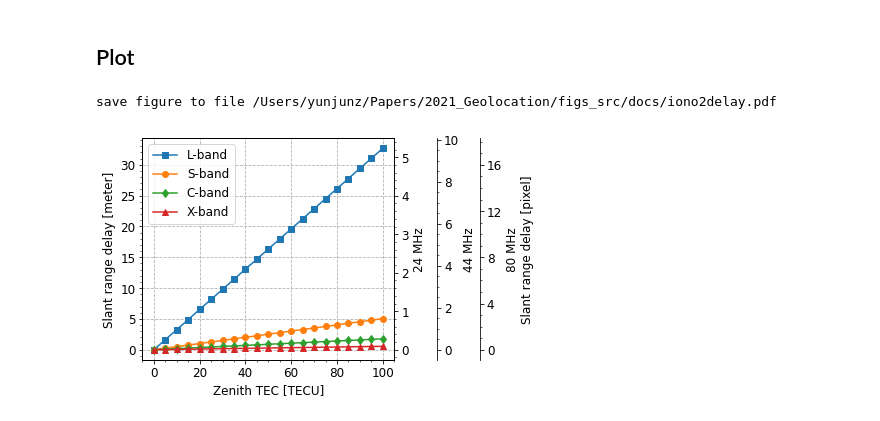
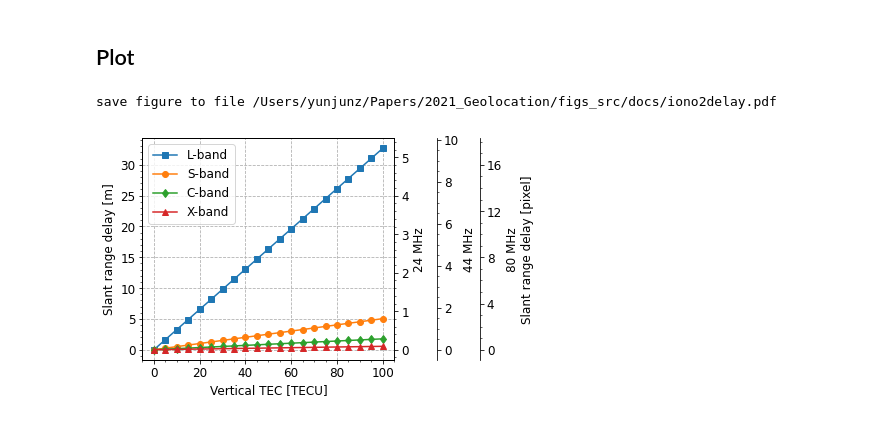
Before and after one commit to yunjunz/2022-Geolocation, a Jupyter notebook: Fig_iono2delay.ipynb, the cells around one changed output. Saved outputs shown, nothing was run; the diff lists cells and outputs as text; code cells hidden in the pictures.

```diff
--- a/Fig_iono2delay.ipynb
+++ b/Fig_iono2delay.ipynb
@@ -95,39 +95,39 @@ for i, (bname, freq, marker, mfc) in enumerate(zip(bnames,
 #ax.set_ylim(-2, 28)
 ax.xaxis.set_minor_locator(ticker.MultipleLocator(5))
 ax.yaxis.set_minor_locator(ticker.MultipleLocator(1))
-ax.set_xlabel('Zenith TEC [TECU]')
-ax.set_ylabel('Slant range delay [meter]')
+ax.set_xlabel('Vertical TEC [TECU]')
+ax.set_ylabel('Slant range delay [m]')
 ax.legend()
 ax.grid('on', linestyle='--')
 
 ## range delay in pixels
 for i, (rg_bandwidth, ystep) in enumerate(zip(rg_bandwidths, [1, 2, 4])):
     # add y-axis
     ax2 = ax.twinx()
     ax2.spines['right'].set_position(('axes', 1.0+0.17*i))
     ax2.tick_params(which='both', axis='y')
     ax2.yaxis.set_major_locator(ticker.MultipleLocator(ystep))
     ax2.yaxis.set_minor_locator(ticker.AutoMinorLocator())
 
     # ylabel
     label = '{:.0f} MHz'.format(rg_bandwidth/1e6)
     if i == len(rg_bandwidths) - 1:
         label += '\nSlant range delay [pixel]'
     ax2.set_ylabel(label)
 
     # ylim sync btw. ax and ax2
     rg_pixel_size = speed_of_light / rg_bandwidth / 2
     #rg_delay_p = rg_delay_m / rg_pixel_size
     #ratio = ((np.max(rg_delay_p) - np.min(rg_delay_p)) / (np.max(rg_delay_m)   - np.min(rg_delay_m)))
     ratio = 1. / rg_pixel_size
     ax2.set_ylim(np.array(ax.get_ylim()) * ratio)
 fig.tight_layout()
 
 # output
 out_fig = os.path.join(work_dir, 'docs/iono2delay.pdf')
 print('save figure to file', out_fig)
 plt.savefig(out_fig, bbox_inches='tight', transparent=True, dpi=300)
 plt.show()
 # %% [output]
 save figure to file /Users/yunjunz/Papers/2021_Geolocation/figs_src/docs/iono2delay.pdf
-[figure, old version]
+[figure, new version]
```
Also changed, not shown: 2 other files.
